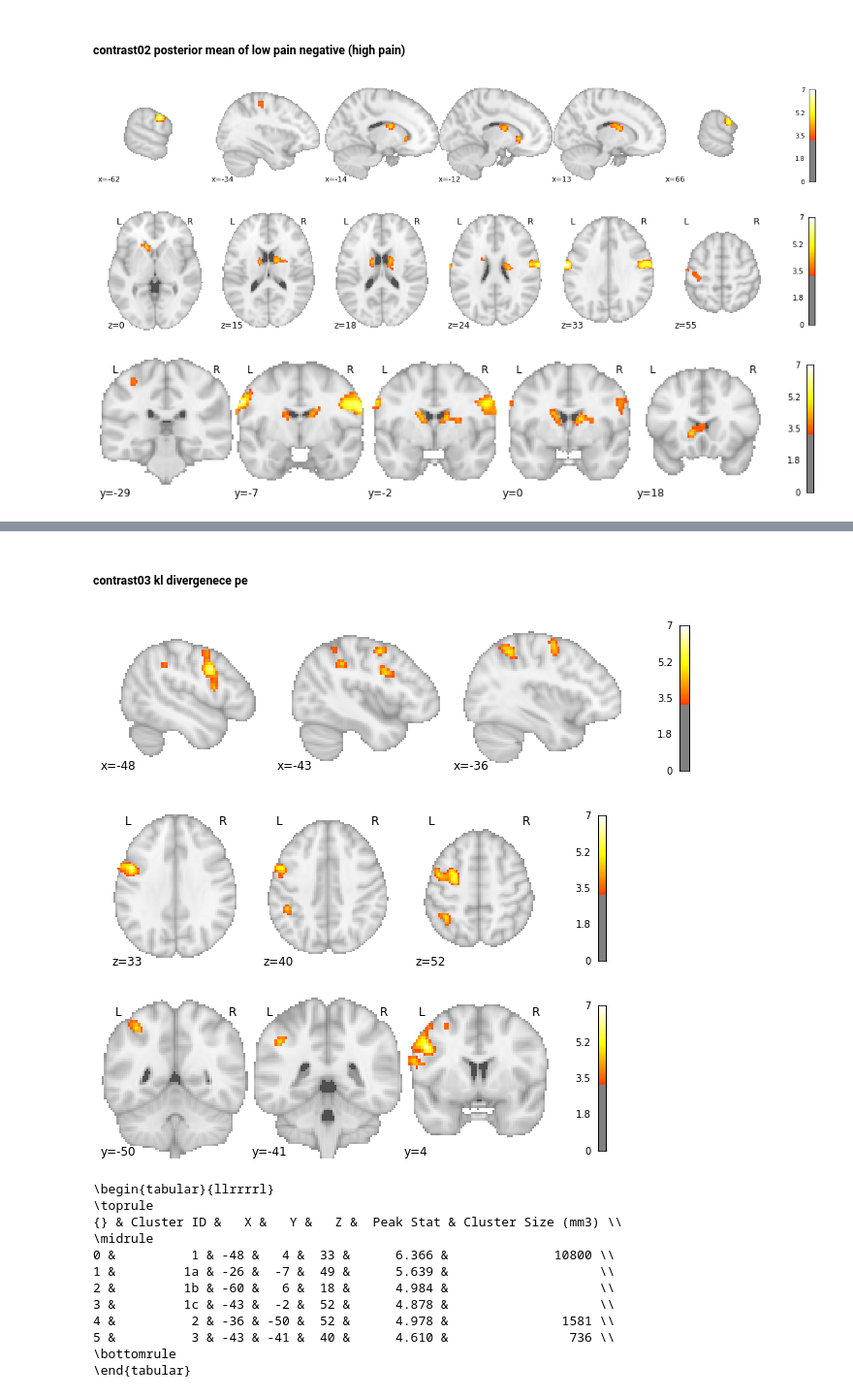
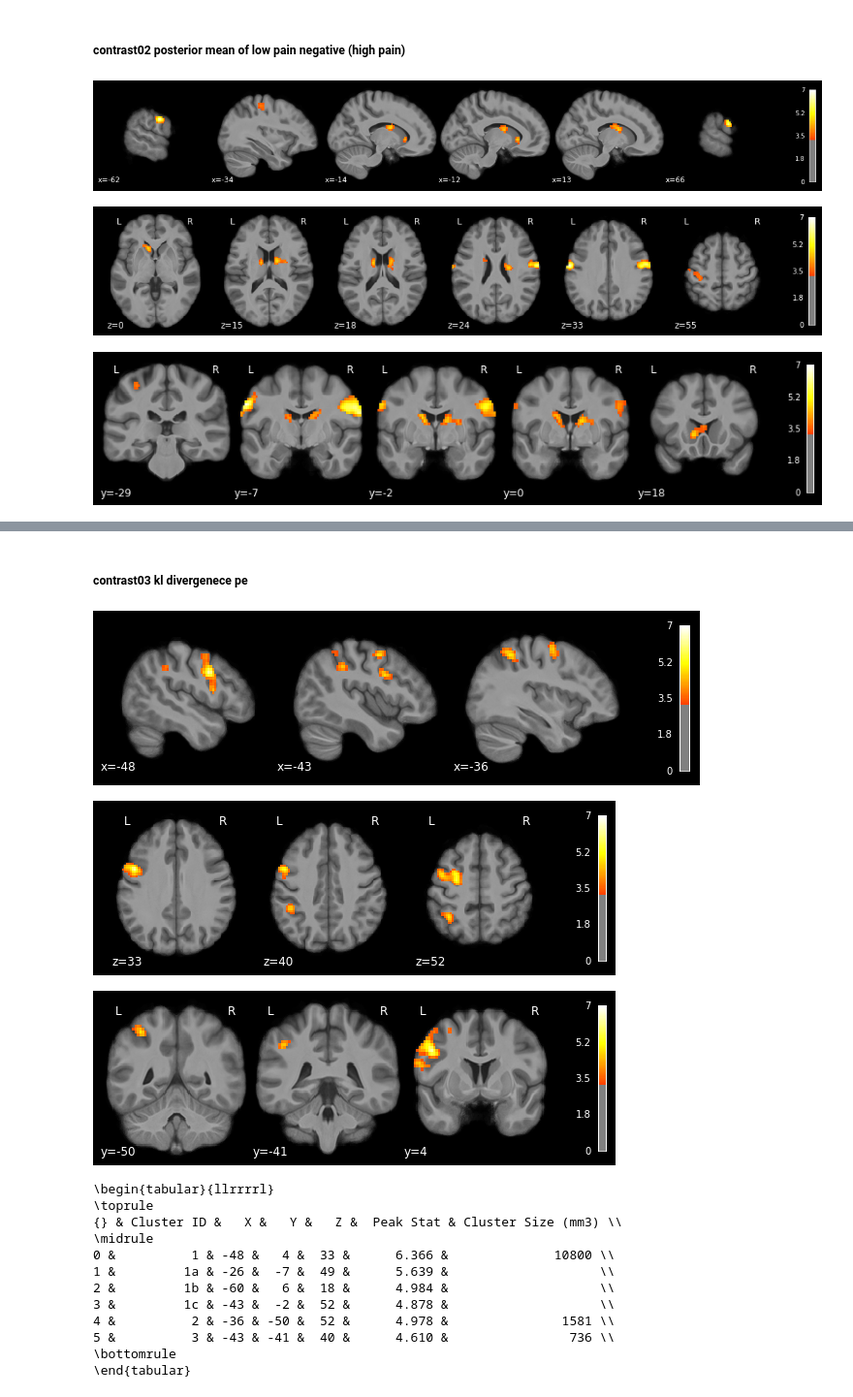
Before and after one commit to syzhang/tsl_hbi, a Jupyter notebook: imaging_plot/visualise_onemodel.ipynb, the cells around one changed output, grey strips where cells are left out. Shown at 97% size. Cells and saved outputs as stored; diff of their text form; code cells hidden in the pictures.

Commit message:
mean bg img plot

```diff
--- a/imaging_plot/visualise_onemodel.ipynb
+++ b/imaging_plot/visualise_onemodel.ipynb
@@ -17,7 +17,7 @@ import nilearn.plotting
 # %% [markdown]
 ##### contrast01 posterior mean of low pain
 # %%
-bg = '../../../TSL_output/group_mask.nii.gz'
+bg = '../../../TSL_anat/mean_anat.nii.gz'
 # %%
 # pmod posterior mean
 img = '../../../TSL_output/2ndLevel_io_jf_pp_pe_hl_FDR0001/2ndLevel/con_0001/spmT_0001_thr.nii'
@@ -81,27 +81,27 @@ z_map = img
 # %%
 from nilearn.glm import threshold_stats_img
 clean_map, threshold = threshold_stats_img(
     z_map, alpha=.001, height_control='fpr', cluster_threshold=0)
 peak_x = np.unique(peaks['X'])
 g = nilearn.plotting.plot_stat_map(clean_map, threshold=threshold, vmax=7,
-              display_mode='x', cut_coords=(peak_x), draw_cross=False)
-# g.savefig('./figs/high_pain_x.pdf')
+              display_mode='x', cut_coords=(peak_x), draw_cross=False, bg_img=bg)
+g.savefig('./figs/io_jump_freq_ph_x.pdf')
 # %% [output]
-[figure, old version]
+[figure, new version]
 # %%
 peak_x = np.unique(peaks['Z'])
 g = nilearn.plotting.plot_stat_map(clean_map, threshold=threshold, vmax=7,
-              display_mode='z', cut_coords=(peak_x))
-# g.savefig('./figs/io_jump_freq_ph_z.pdf')
+              display_mode='z', cut_coords=(peak_x), bg_img=bg)
+g.savefig('./figs/io_jump_freq_ph_z.pdf')
 # %% [output]
-[figure, old version]
+[figure, new version]
 # %%
 peak_x = np.unique(peaks['Y'])
 g = nilearn.plotting.plot_stat_map(clean_map, threshold=threshold, vmax=7,
-              display_mode='y', cut_coords=(peak_x))
-# g.savefig('./figs/io_jump_freq_ph_y.pdf')
+              display_mode='y', cut_coords=(peak_x), bg_img=bg)
+g.savefig('./figs/io_jump_freq_ph_y.pdf')
 # %% [output]
-[figure, old version]
+[figure, new version]
 # %%
 from nilearn.reporting import get_clusters_table
 table = get_clusters_table(clean_map, stat_threshold=threshold,
@@ -141,21 +141,24 @@ clean_map, threshold = threshold_stats_img(
     z_map, alpha=.001, height_control='fpr', cluster_threshold=10)
 peak_x = np.unique(peaks['X'])
 g = nilearn.plotting.plot_stat_map(clean_map, threshold=threshold, vmax=7,
-              display_mode='x', cut_coords=(peak_x), draw_cross=False)
+              display_mode='x', cut_coords=(peak_x), draw_cross=False, bg_img=bg)
+g.savefig('./figs/io_jump_kl_x.pdf')
 # %% [output]
-[figure, old version]
+[figure, new version]
 # %%
 peak_x = np.unique(peaks['Z'])
 g = nilearn.plotting.plot_stat_map(clean_map, threshold=threshold, vmax=7,
-              display_mode='z', cut_coords=(peak_x))
+              display_mode='z', cut_coords=(peak_x), bg_img=bg)
+g.savefig('./figs/io_jump_kl_z.pdf')
 # %% [output]
-[figure, old version]
+[figure, new version]
 # %%
 peak_x = np.unique(peaks['Y'])
 g = nilearn.plotting.plot_stat_map(clean_map, threshold=threshold, vmax=7,
-              display_mode='y', cut_coords=(peak_x))
+              display_mode='y', cut_coords=(peak_x), bg_img=bg)
+g.savefig('./figs/io_jump_kl_z.pdf')
 # %% [output]
-[figure, old version]
+[figure, new version]
 # %%
 from nilearn.reporting import get_clusters_table
 table = get_clusters_table(clean_map, stat_threshold=threshold,
```
Also changed, not shown: parts of 19 cells of this notebook, 18 other files.
